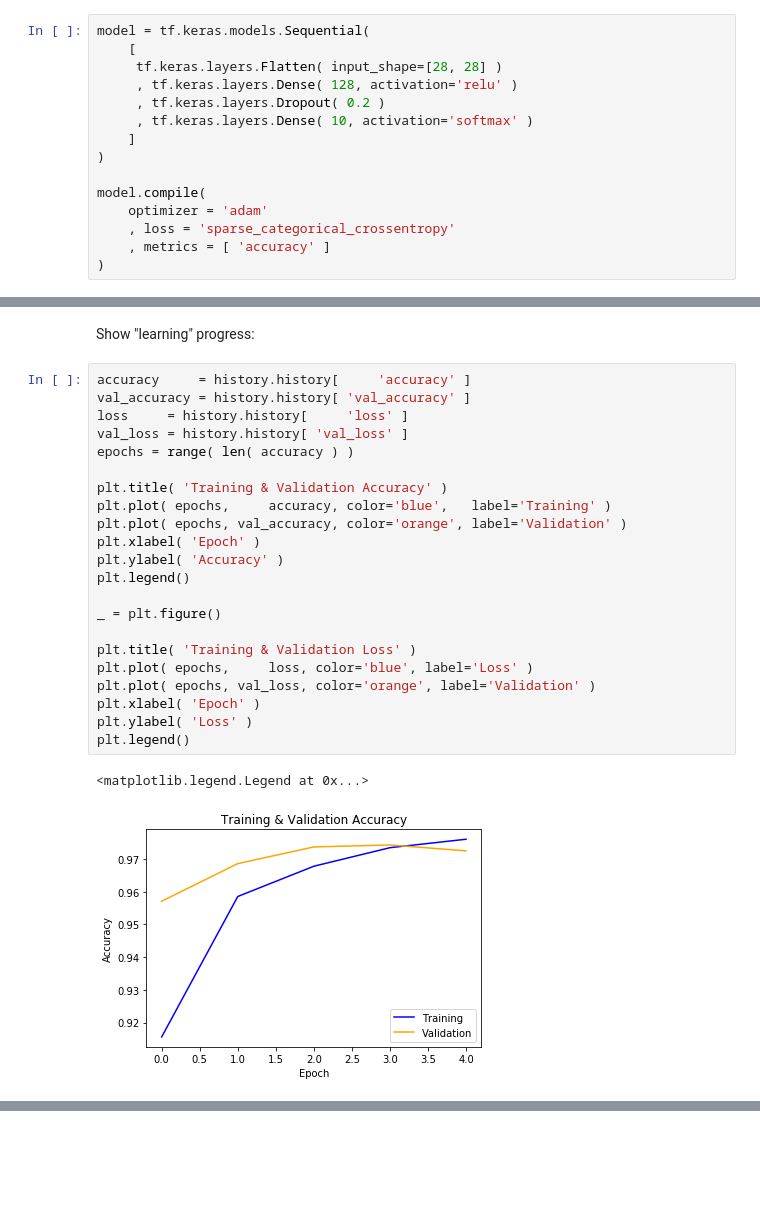
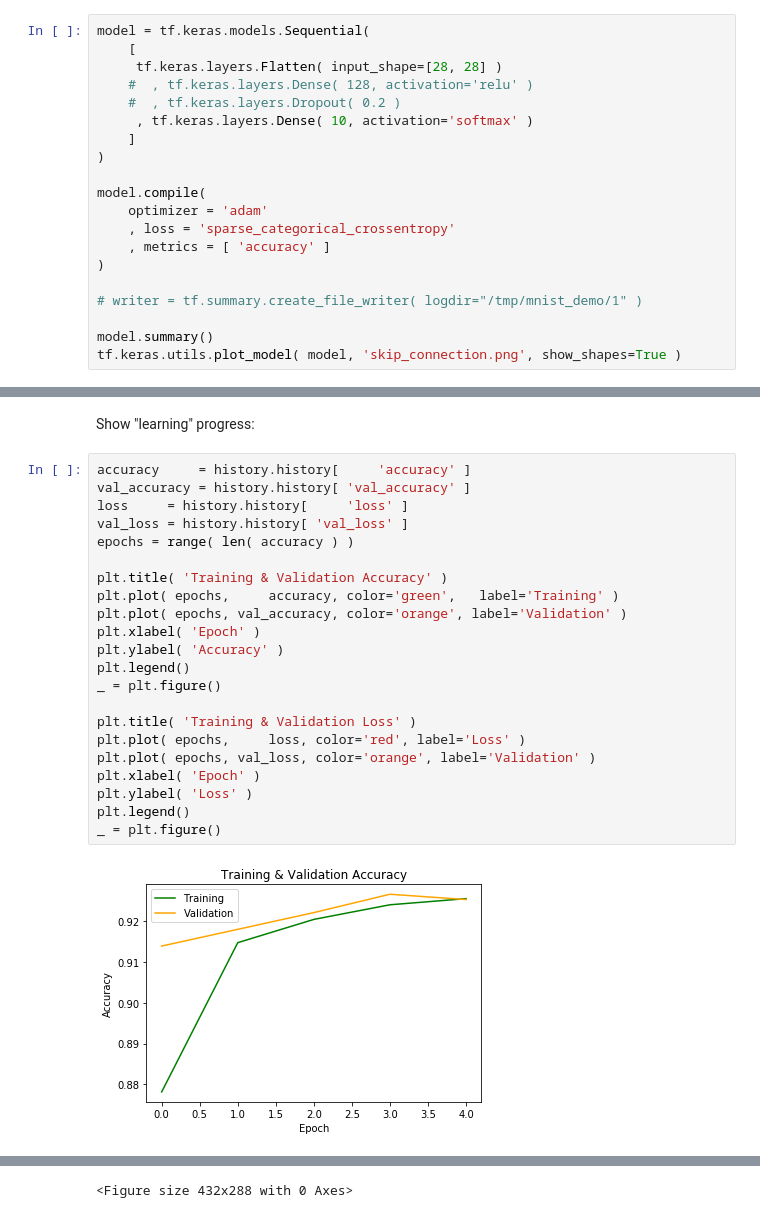
Before and after one commit to steve-burman/machine-learning-intro, a Jupyter notebook: TensorFlow_SXB.ipynb, the cells around one changed output, grey strips where cells are left out. Drawn from its saved outputs; the diff is of its cells as text; blank space fills up the shorter version.

```diff
--- a/TensorFlow_SXB.ipynb
+++ b/TensorFlow_SXB.ipynb
@@ -62,8 +74,8 @@ Build "Model" using Keras, which calls TensorFlow implementation:
 model = tf.keras.models.Sequential(
     [
      tf.keras.layers.Flatten( input_shape=[28, 28] )
-     , tf.keras.layers.Dense( 128, activation='relu' )
-     , tf.keras.layers.Dropout( 0.2 )
+    #  , tf.keras.layers.Dense( 128, activation='relu' )
+    #  , tf.keras.layers.Dropout( 0.2 )
      , tf.keras.layers.Dense( 10, activation='softmax' )
     ]
 )
@@ -73,3 +85,8 @@ model.compile(
     , loss = 'sparse_categorical_crossentropy'
     , metrics = [ 'accuracy' ]
 )
+
+# writer = tf.summary.create_file_writer( logdir="/tmp/mnist_demo/1" )
+
+model.summary()
+tf.keras.utils.plot_model( model, 'skip_connection.png', show_shapes=True )
@@ -102,25 +132,24 @@ Show "learning" progress:
 # %%
 accuracy     = history.history[     'accuracy' ]
 val_accuracy = history.history[ 'val_accuracy' ]
 loss     = history.history[     'loss' ]
 val_loss = history.history[ 'val_loss' ]
 epochs = range( len( accuracy ) )
 
 plt.title( 'Training & Validation Accuracy' )
-plt.plot( epochs,     accuracy, color='blue',   label='Training' )
+plt.plot( epochs,     accuracy, color='green',   label='Training' )
 plt.plot( epochs, val_accuracy, color='orange', label='Validation' )
 plt.xlabel( 'Epoch' )
 plt.ylabel( 'Accuracy' )
 plt.legend()
-
 _ = plt.figure()
 
 plt.title( 'Training & Validation Loss' )
-plt.plot( epochs,     loss, color='blue', label='Loss' )
+plt.plot( epochs,     loss, color='red', label='Loss' )
 plt.plot( epochs, val_loss, color='orange', label='Validation' )
 plt.xlabel( 'Epoch' )
 plt.ylabel( 'Loss' )
 plt.legend()
+_ = plt.figure()
 # %% [output]
-<matplotlib.legend.Legend at 0x...>
-[figure, old version]
+[figure, new version]
@@ -127,0 +157 @@ plt.legend()
+<Figure size 432x288 with 0 Axes>
```
Also changed, not shown: parts of 17 cells of this notebook.
